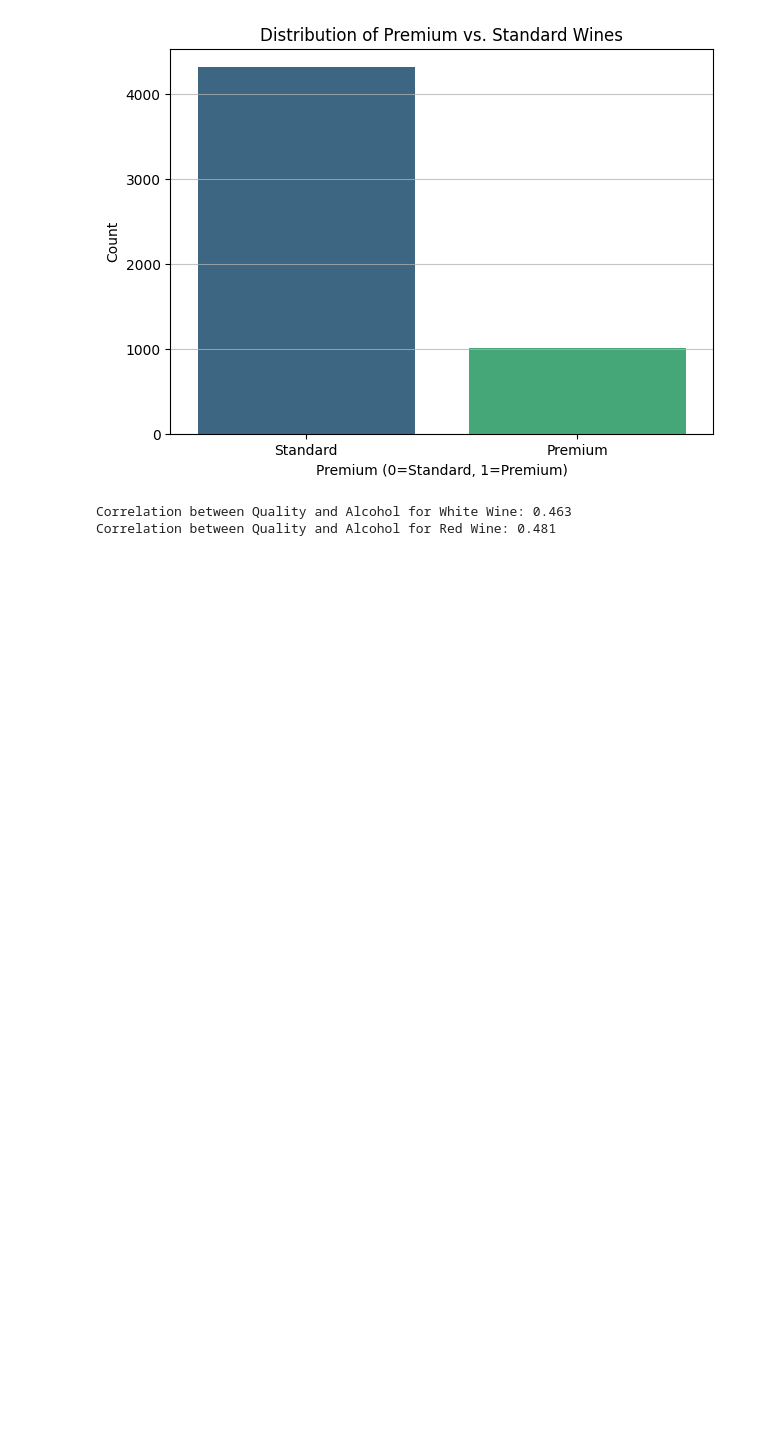
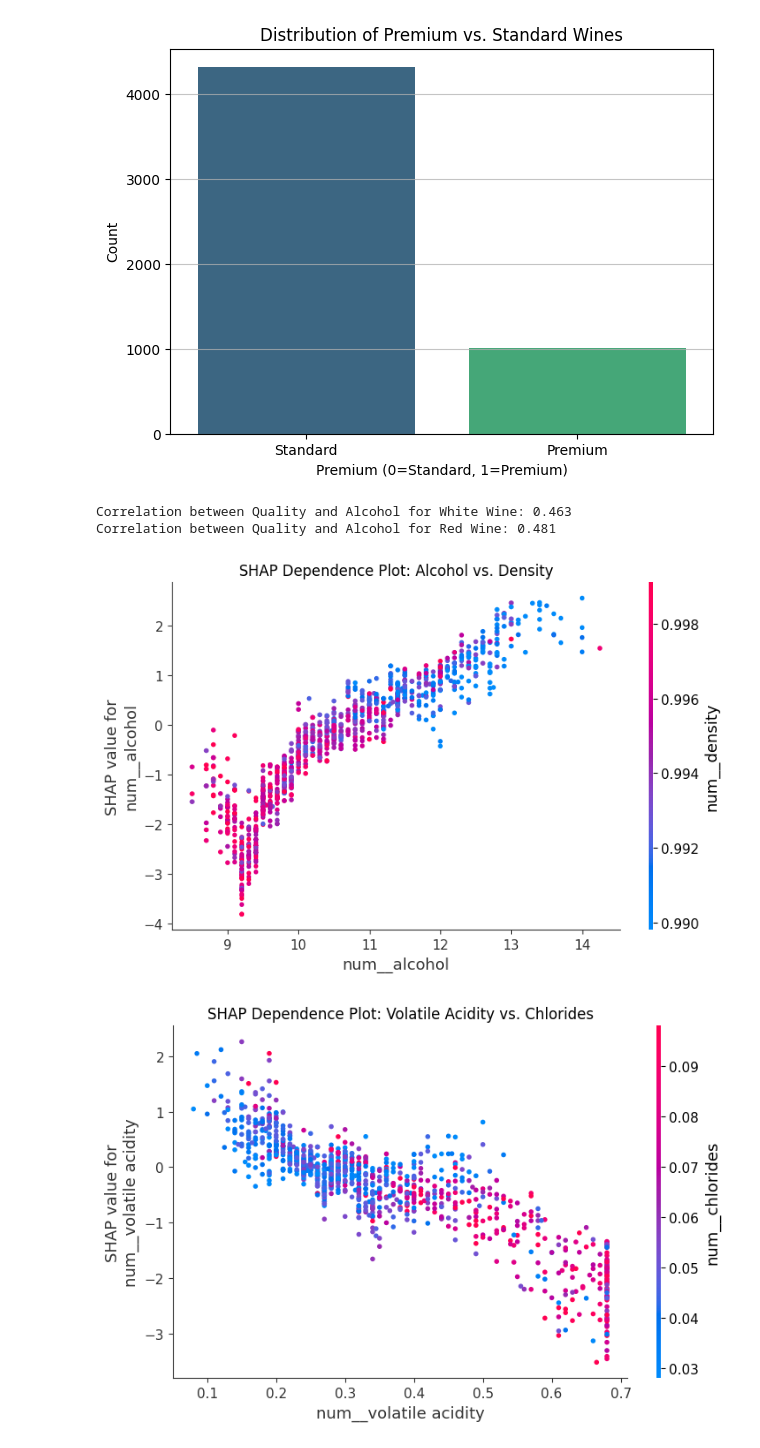
Before and after one commit to alpie13-blip/ADALL_github, a Jupyter notebook: ADALL/4641601C_ADALL_Project. v6.ipynb, the cells around one changed output. Drawn from its saved outputs; the diff is of its cells as text; code cells hidden in the pictures; blank space fills up the shorter version.

```diff
--- a/ADALL/4641601C_ADALL_Project. v6.ipynb
+++ b/ADALL/4641601C_ADALL_Project. v6.ipynb
@@ -2534,3 +2529,37 @@ print(f"Correlation between Quality and Alcohol for Red Wine: {red_wine_corr:.3f
 # %% [output]
 Correlation between Quality and Alcohol for White Wine: 0.463
 Correlation between Quality and Alcohol for Red Wine: 0.481
+# %%
+import matplotlib.pyplot as plt
+import shap
+
+# SHAP dependence plot (alcohol x density)
+# num__alcohol vs num__density
+shap.dependence_plot(
+    "num__alcohol",
+    shap_xgb_c1,
+    X_test_xgb,
+    feature_names=xgb_feature_names,
+    interaction_index="num__density",
+    show=False
+)
+plt.title("SHAP Dependence Plot: Alcohol vs. Density")
+plt.tight_layout()
+plt.show()
+
+# SHAP dependence plot (volatile acidity x chlorides)
+# num__volatile acidity vs num__chlorides
+shap.dependence_plot(
+    "num__volatile acidity",
+    shap_xgb_c1,
+    X_test_xgb,
+    feature_names=xgb_feature_names,
+    interaction_index="num__chlorides",
+    show=False
+)
+plt.title("SHAP Dependence Plot: Volatile Acidity vs. Chlorides")
+plt.tight_layout()
+plt.show()
+# %% [output]
+[figure, added]
+[figure, added]
```
Also changed, not shown: parts of 4 cells of this notebook.
